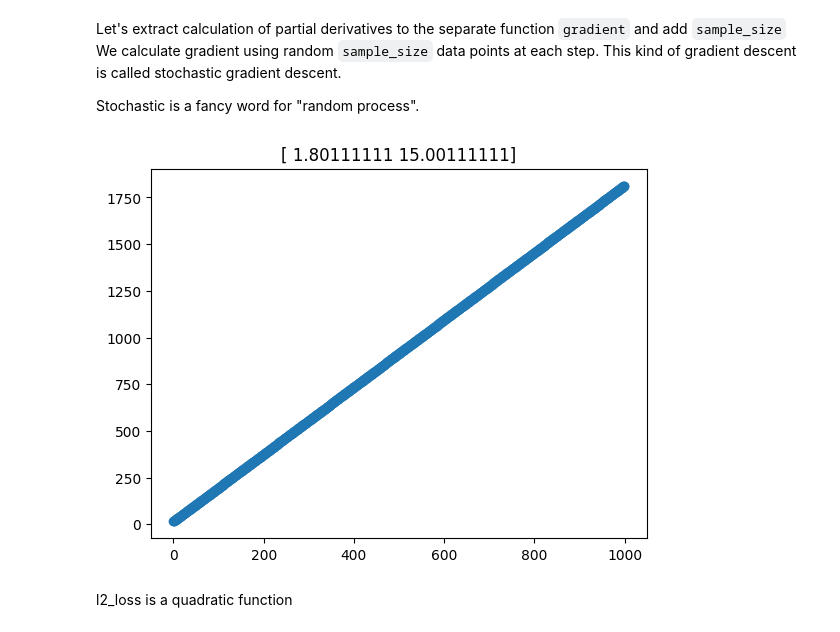
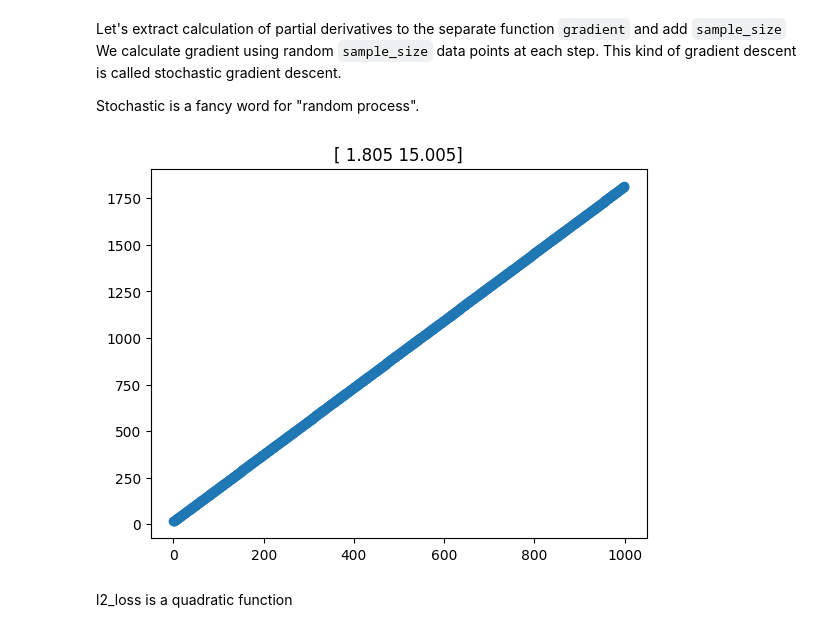
Before and after one commit to alexandershov/little-learner, a Jupyter notebook: little_learner.ipynb, the cells around one changed output. Cells and saved outputs as stored; diff of their text form; code cells hidden in the pictures.

```diff
--- a/little_learner.ipynb
+++ b/little_learner.ipynb
@@ -88,7 +88,7 @@ def l2_loss_gradient(target, xs, ys, params, delta=0.0001, sample_size=None):
         indexes = np.random.randint(0, len(xs), sample_size)
 
     ranges = []
-    k = 10
+    k = 5
     for a_param in params:
         # calculate gradient near the `params` values
         ranges.append(np.linspace(a_param - 0.01, a_param + 0.01, k))
@@ -137,34 +137,34 @@ def gradient_descent(target, xs, ys, learning_rates, sample_size=None, delta=0.0
 def line_plot(xs, ys, learned_params):
     plt.scatter(xs, ys)
     plt.plot(xs, line(xs, learned_params))
     plt.title(f'{learned_params}')
     plt.show()
 
 
 def build_loss_plot(target, xs, ys):
     plot_xs = np.linspace(-20, 20, 1000)
     objective_fn = l2_loss(target, xs, ys)
     plot_ys_list = []
     for m in plot_xs:
         params = [m, 0]
         loss = objective_fn(params)
         plot_ys_list.append(loss)
     plot_ys = np.array(plot_ys_list)
     plt.plot(plot_xs, plot_ys)
     plt.title(f'loss(m)')
     plt.show()
 
 
 learned_params = gradient_descent(line,
                                   np.arange(0, 1000),
                                   np.arange(0, 1000) * 1.8 + 15,
                                   sample_size=15,
                                   learning_rates=np.array([1e-8, 1e-2]),
                                   num_iterations=3000,
                                   verbose=False)
 line_plot(np.arange(0, 1000), np.arange(0, 1000) * 1.8 + 15, learned_params)
 # %% [output]
-[figure, old version]
+[figure, new version]
 # %% [markdown]
 l2_loss is a quadratic function
 # %%
```
Also changed, not shown: parts of 12 cells of this notebook.
